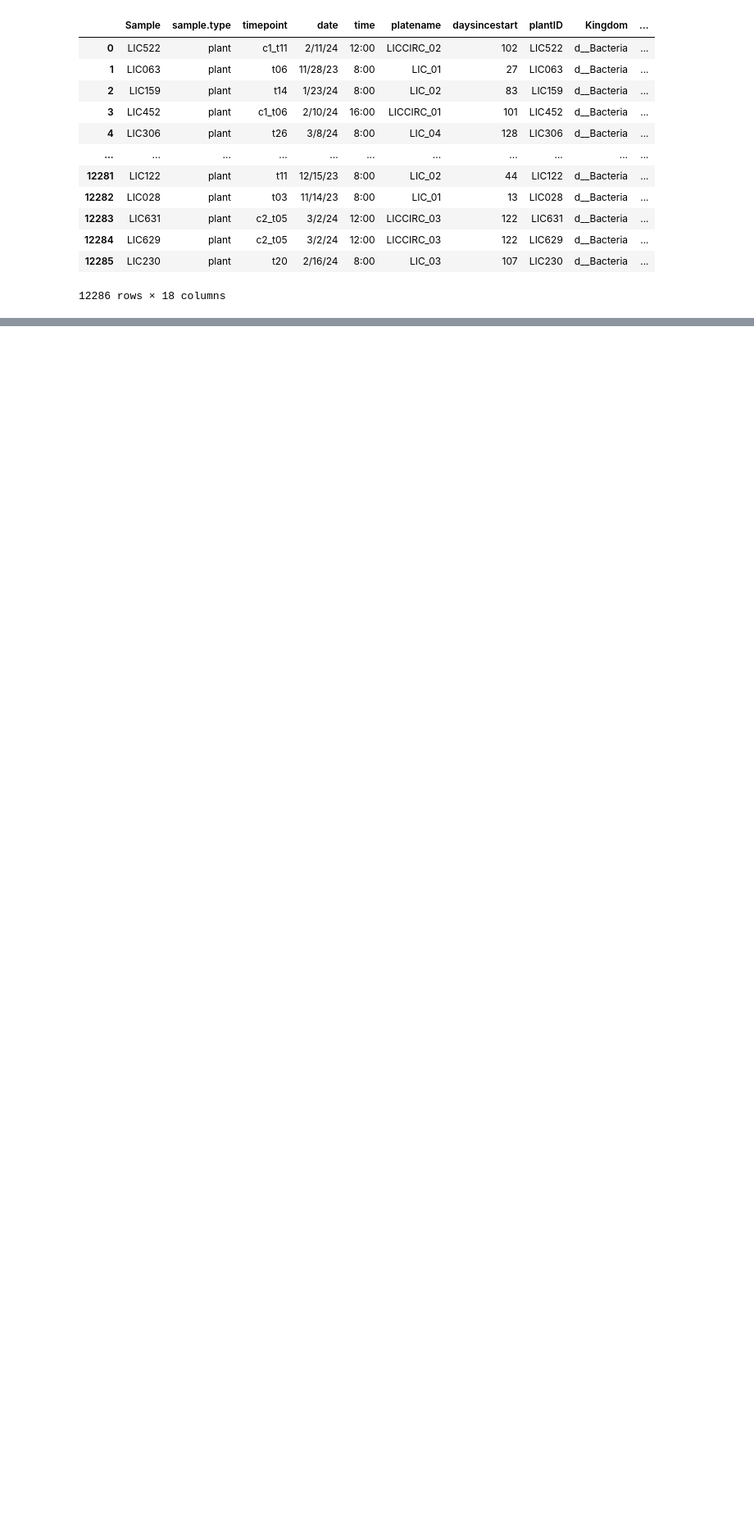
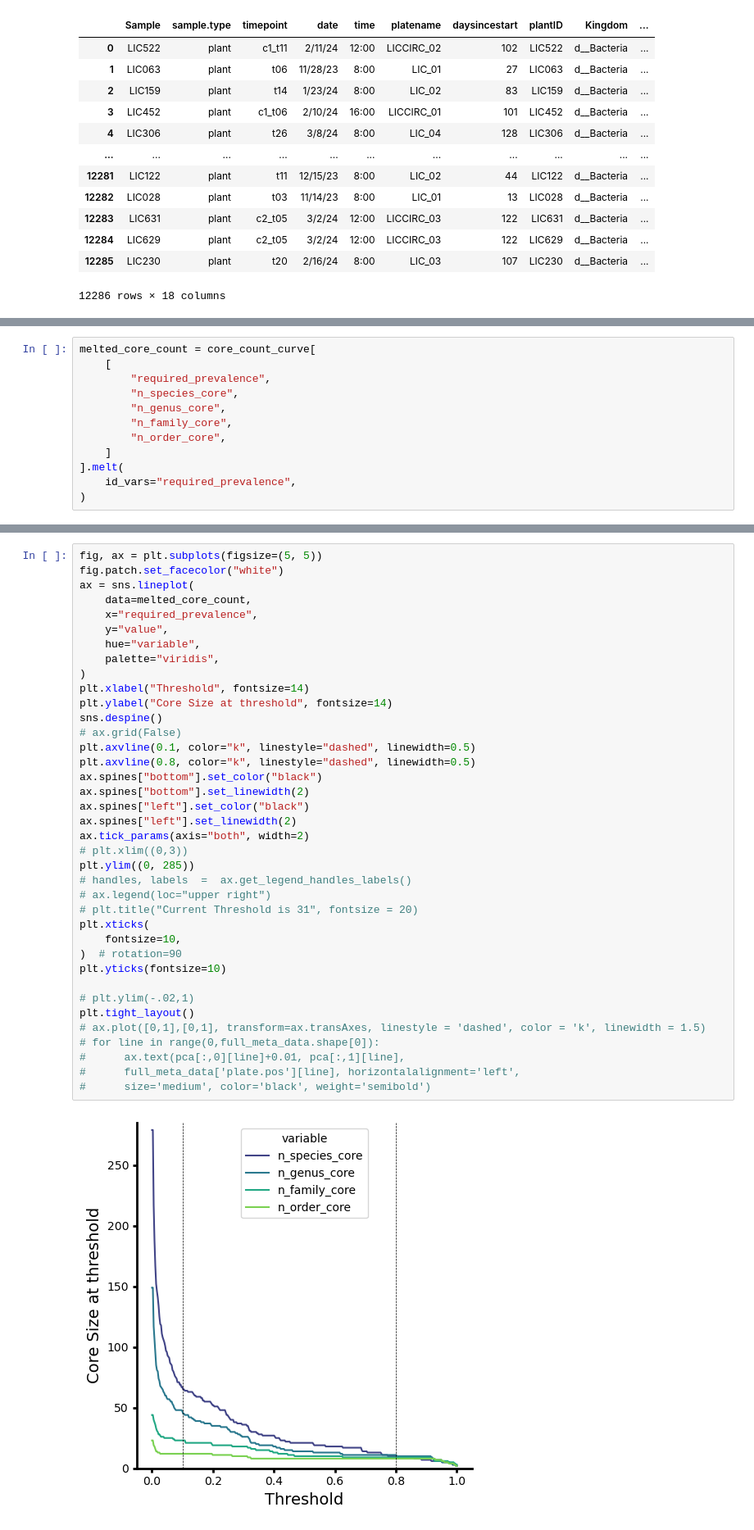
Before and after one commit to mikepassal/Outdoor_microbiome, a Jupyter notebook: Local_analysis/Analysis_post_Luke_talk/Bacterial_core_species/identify_core_species.ipynb, the cells around one changed output, grey strips where cells are left out. Shown at 82% size. Saved outputs shown, nothing was run; the diff lists cells and outputs as text; blank space fills up the shorter version.

```diff
--- a/Local_analysis/Analysis_post_Luke_talk/Bacterial_core_species/identify_core_species.ipynb
+++ b/Local_analysis/Analysis_post_Luke_talk/Bacterial_core_species/identify_core_species.ipynb
@@ -45,0 +277,12 @@ long_term_microbiome
+# %%
+melted_core_count = core_count_curve[
+    [
+        "required_prevalence",
+        "n_species_core",
+        "n_genus_core",
+        "n_family_core",
+        "n_order_core",
+    ]
+].melt(
+    id_vars="required_prevalence",
+)
@@ -45,0 +305,40 @@ long_term_microbiome
+# %%
+fig, ax = plt.subplots(figsize=(5, 5))
+fig.patch.set_facecolor("white")
+ax = sns.lineplot(
+    data=melted_core_count,
+    x="required_prevalence",
+    y="value",
+    hue="variable",
+    palette="viridis",
+)
+plt.xlabel("Threshold", fontsize=14)
+plt.ylabel("Core Size at threshold", fontsize=14)
+sns.despine()
+# ax.grid(False)
+plt.axvline(0.1, color="k", linestyle="dashed", linewidth=0.5)
+plt.axvline(0.8, color="k", linestyle="dashed", linewidth=0.5)
+ax.spines["bottom"].set_color("black")
+ax.spines["bottom"].set_linewidth(2)
+ax.spines["left"].set_color("black")
+ax.spines["left"].set_linewidth(2)
+ax.tick_params(axis="both", width=2)
+# plt.xlim((0,3))
+plt.ylim((0, 285))
+# handles, labels  =  ax.get_legend_handles_labels()
+# ax.legend(loc="upper right")
+# plt.title("Current Threshold is 31", fontsize = 20)
+plt.xticks(
+    fontsize=10,
+)  # rotation=90
+plt.yticks(fontsize=10)
+
+# plt.ylim(-.02,1)
+plt.tight_layout()
+# ax.plot([0,1],[0,1], transform=ax.transAxes, linestyle = 'dashed', color = 'k', linewidth = 1.5)
+# for line in range(0,full_meta_data.shape[0]):
+#      ax.text(pca[:,0][line]+0.01, pca[:,1][line],
+#      full_meta_data['plate.pos'][line], horizontalalignment='left',
+#      size='medium', color='black', weight='semibold')
+# %% [output]
+[figure, added]
```
Also changed, not shown: parts of 15 cells of this notebook.
